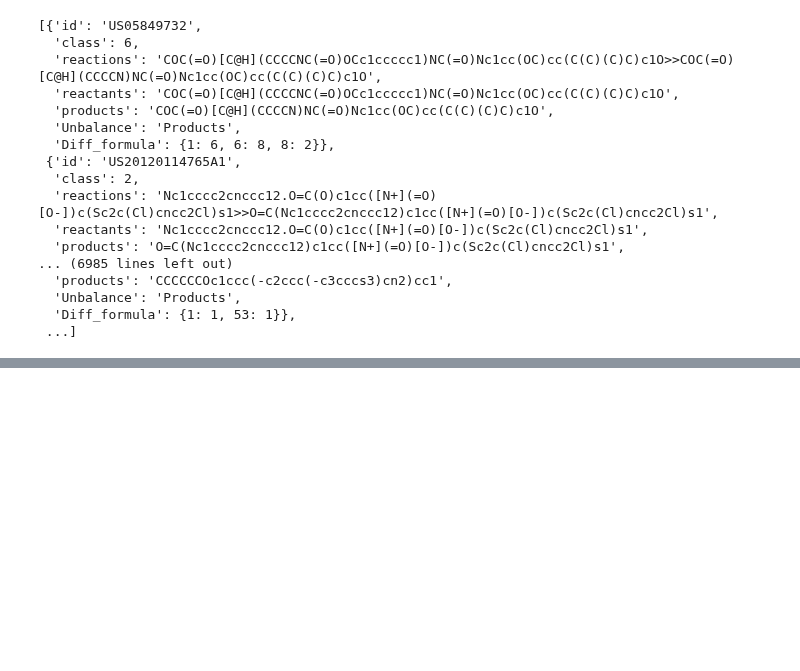
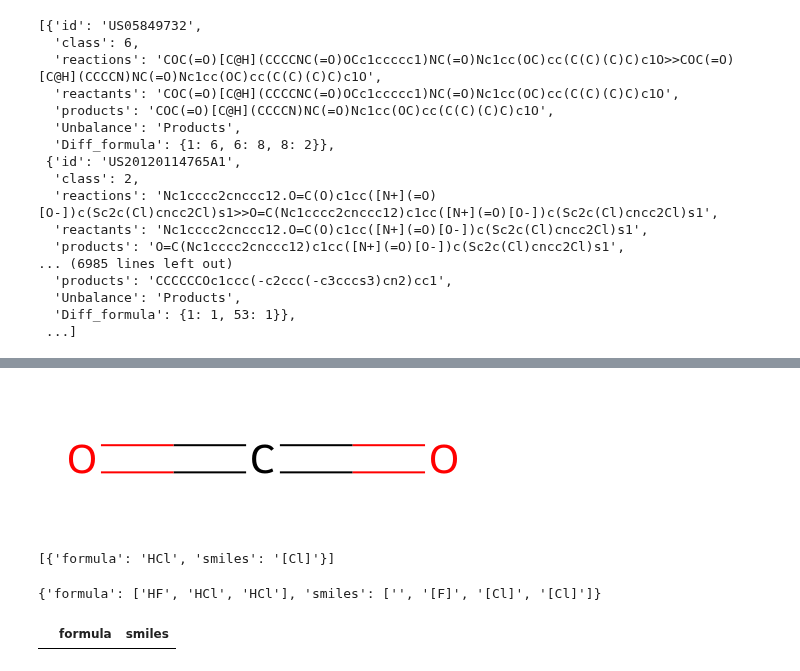
Before and after one commit to TieuLongPhan/SynRBL, a Jupyter notebook: test.ipynb, the cells around one changed output, grey strips where cells are left out. Saved outputs shown, nothing was run; the diff lists cells and outputs as text; code cells hidden in the pictures; blank space fills up the shorter version.

```diff
--- a/test.ipynb
+++ b/test.ipynb
@@ -116,0 +308,4 @@ reactions_clean
+# %%
+Chem.MolFromSmiles('O=C=O')
+# %% [output]
+[figure, added]
@@ -116,0 +314,4 @@ reactions_clean
+# %%
+database
+# %% [output]
+[{'formula': 'HCl', 'smiles': '[Cl]'}]
@@ -116,0 +322,8 @@ reactions_clean
+# %%
+dict_smiles
+# %% [output]
+{'formula': ['HF', 'HCl', 'HCl'], 'smiles': ['', '[F]', '[Cl]', '[Cl]']}
+# %%
+pd.DataFrame(dict_smiles)
+# %% [output]
+|  | formula | smiles |
```
Also changed, not shown: parts of 42 cells of this notebook, 7 other files.
